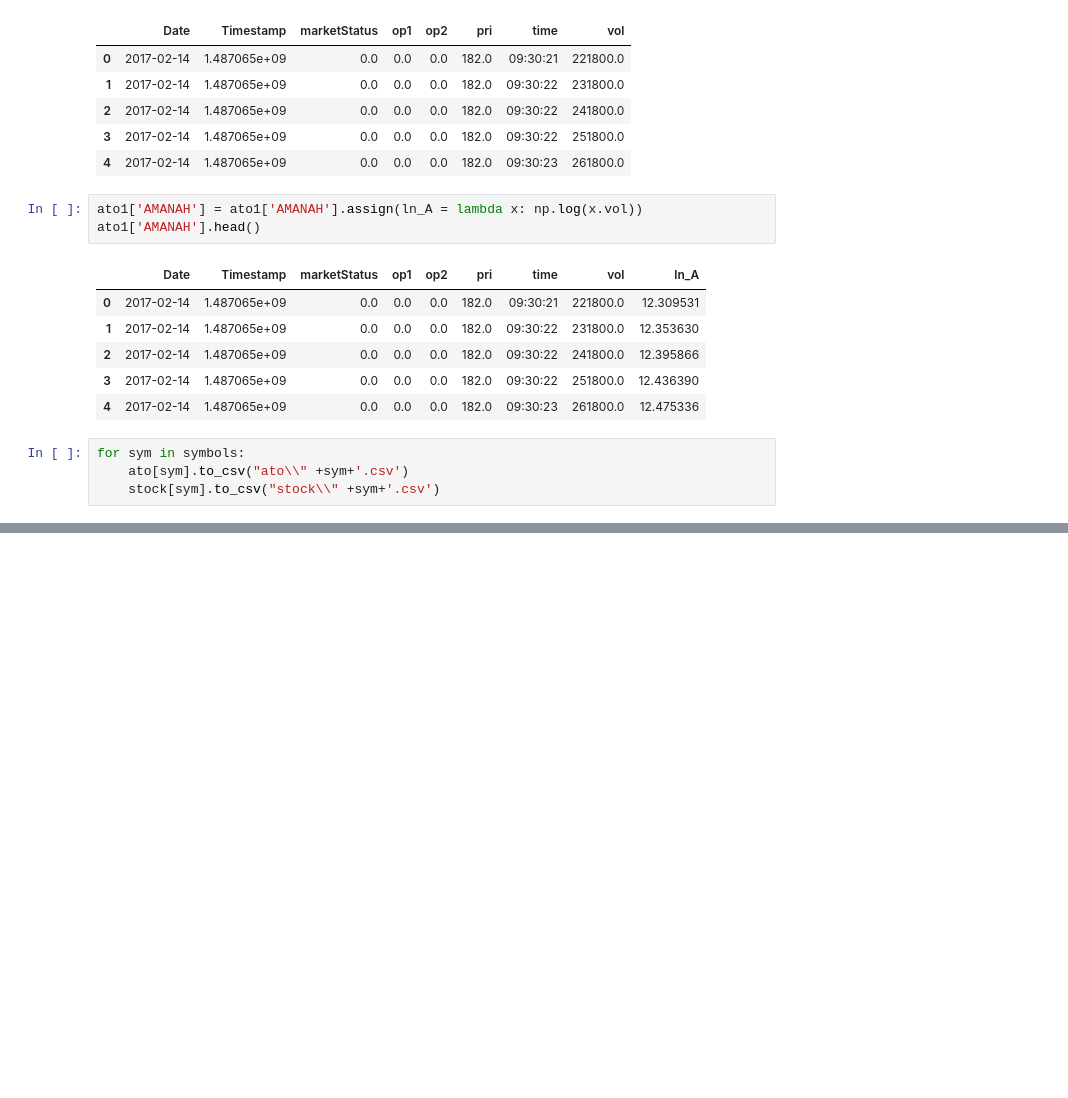
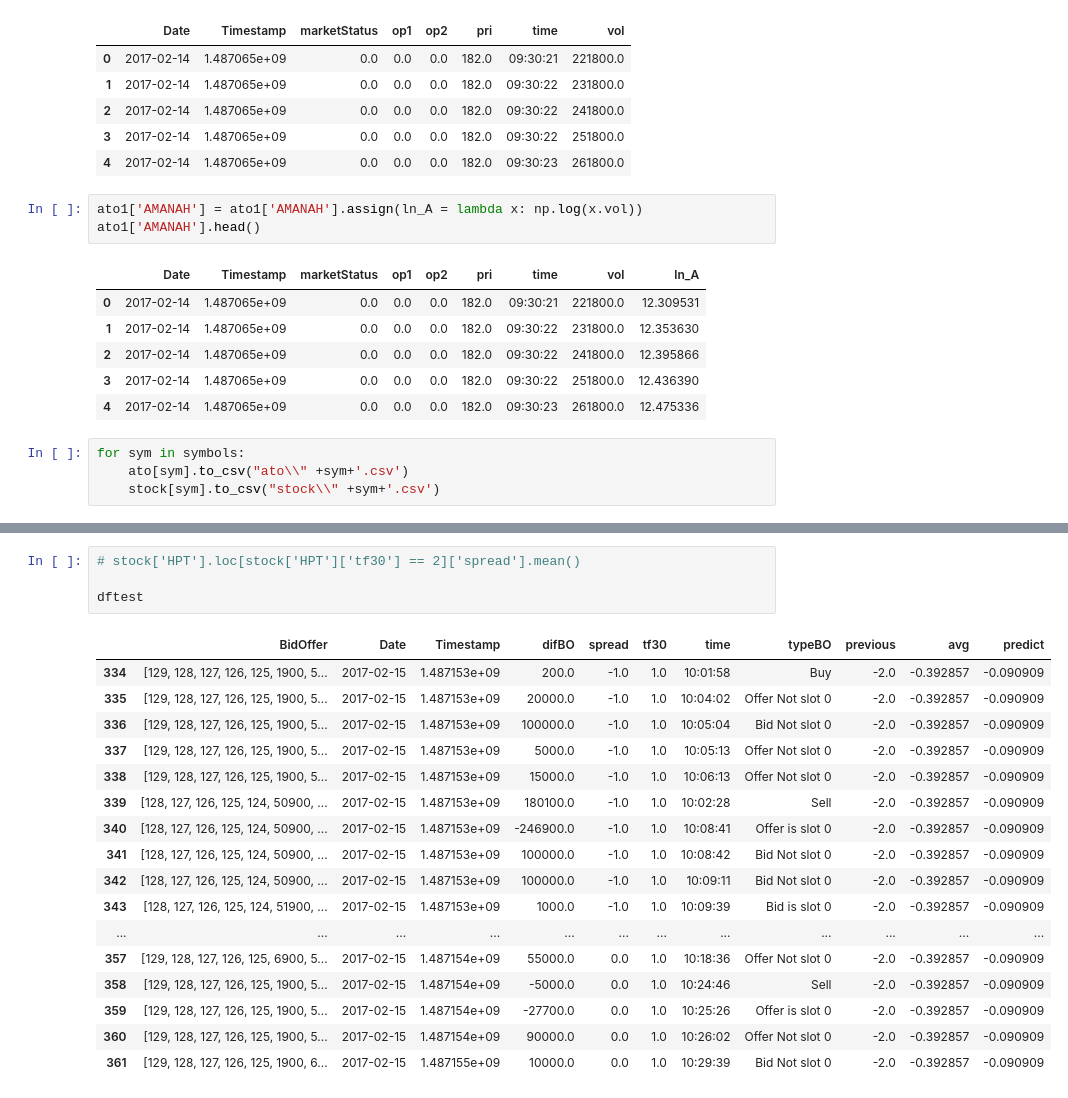
Before and after one commit to chotipat41688/SeProj, a Jupyter notebook: Ipython/readFile.ipynb, the cells around one changed output, grey strips where cells are left out. Drawn from its saved outputs; the diff is of its cells as text; blank space fills up the shorter version.

```diff
--- a/Ipython/readFile.ipynb
+++ b/Ipython/readFile.ipynb
@@ -918,2 +924,24 @@ for r in range(11):
 # %% [output]
 IndentationError: unexpected indent (<ipython-input-78-efaa6b57fb98>, line 3)
+# %%
+# stock['HPT'].loc[stock['HPT']['tf30'] == 2]['spread'].mean()
+
+dftest
+# %% [output]
+|  | BidOffer | Date | Timestamp | difBO | spread | tf30 | time | typeBO | previous | avg | predict |
+| 334 | [129, 128, 127, 126, 125, 1900, 5... | 2017-02-15 | 1.487153e+09 | 200.0 | -1.0 | 1.0 | 10:01:58 | Buy | -2.0 | -0.392857 | -0.090909 |
+| 335 | [129, 128, 127, 126, 125, 1900, 5... | 2017-02-15 | 1.487153e+09 | 20000.0 | -1.0 | 1.0 | 10:04:02 | Offer Not slot 0 | -2.0 | -0.392857 | -0.090909 |
+| 336 | [129, 128, 127, 126, 125, 1900, 5... | 2017-02-15 | 1.487153e+09 | 100000.0 | -1.0 | 1.0 | 10:05:04 | Bid Not slot 0 | -2.0 | -0.392857 | -0.090909 |
+| 337 | [129, 128, 127, 126, 125, 1900, 5... | 2017-02-15 | 1.487153e+09 | 5000.0 | -1.0 | 1.0 | 10:05:13 | Offer Not slot 0 | -2.0 | -0.392857 | -0.090909 |
+| 338 | [129, 128, 127, 126, 125, 1900, 5... | 2017-02-15 | 1.487153e+09 | 15000.0 | -1.0 | 1.0 | 10:06:13 | Offer Not slot 0 | -2.0 | -0.392857 | -0.090909 |
+| 339 | [128, 127, 126, 125, 124, 50900, ... | 2017-02-15 | 1.487153e+09 | 180100.0 | -1.0 | 1.0 | 10:02:28 | Sell | -2.0 | -0.392857 | -0.090909 |
+| 340 | [128, 127, 126, 125, 124, 50900, ... | 2017-02-15 | 1.487153e+09 | -246900.0 | -1.0 | 1.0 | 10:08:41 | Offer is slot 0 | -2.0 | -0.392857 | -0.090909 |
+| 341 | [128, 127, 126, 125, 124, 50900, ... | 2017-02-15 | 1.487153e+09 | 100000.0 | -1.0 | 1.0 | 10:08:42 | Bid Not slot 0 | -2.0 | -0.392857 | -0.090909 |
+| 342 | [128, 127, 126, 125, 124, 50900, ... | 2017-02-15 | 1.487153e+09 | 100000.0 | -1.0 | 1.0 | 10:09:11 | Bid Not slot 0 | -2.0 | -0.392857 | -0.090909 |
+| 343 | [128, 127, 126, 125, 124, 51900, ... | 2017-02-15 | 1.487153e+09 | 1000.0 | -1.0 | 1.0 | 10:09:39 | Bid is slot 0 | -2.0 | -0.392857 | -0.090909 |
+| ... | ... | ... | ... | ... | ... | ... | ... | ... | ... | ... | ... |
+| 357 | [129, 128, 127, 126, 125, 6900, 5... | 2017-02-15 | 1.487154e+09 | 55000.0 | 0.0 | 1.0 | 10:18:36 | Offer Not slot 0 | -2.0 | -0.392857 | -0.090909 |
+| 358 | [129, 128, 127, 126, 125, 1900, 5... | 2017-02-15 | 1.487154e+09 | -5000.0 | 0.0 | 1.0 | 10:24:46 | Sell | -2.0 | -0.392857 | -0.090909 |
+| 359 | [129, 128, 127, 126, 125, 1900, 5... | 2017-02-15 | 1.487154e+09 | -27700.0 | 0.0 | 1.0 | 10:25:26 | Offer is slot 0 | -2.0 | -0.392857 | -0.090909 |
+| 360 | [129, 128, 127, 126, 125, 1900, 5... | 2017-02-15 | 1.487154e+09 | 90000.0 | 0.0 | 1.0 | 10:26:02 | Offer Not slot 0 | -2.0 | -0.392857 | -0.090909 |
+| 361 | [129, 128, 127, 126, 125, 1900, 6... | 2017-02-15 | 1.487155e+09 | 10000.0 | 0.0 | 1.0 | 10:29:39 | Bid Not slot 0 | -2.0 | -0.392857 | -0.090909 |
```
Also changed, not shown: parts of 30 cells of this notebook.
